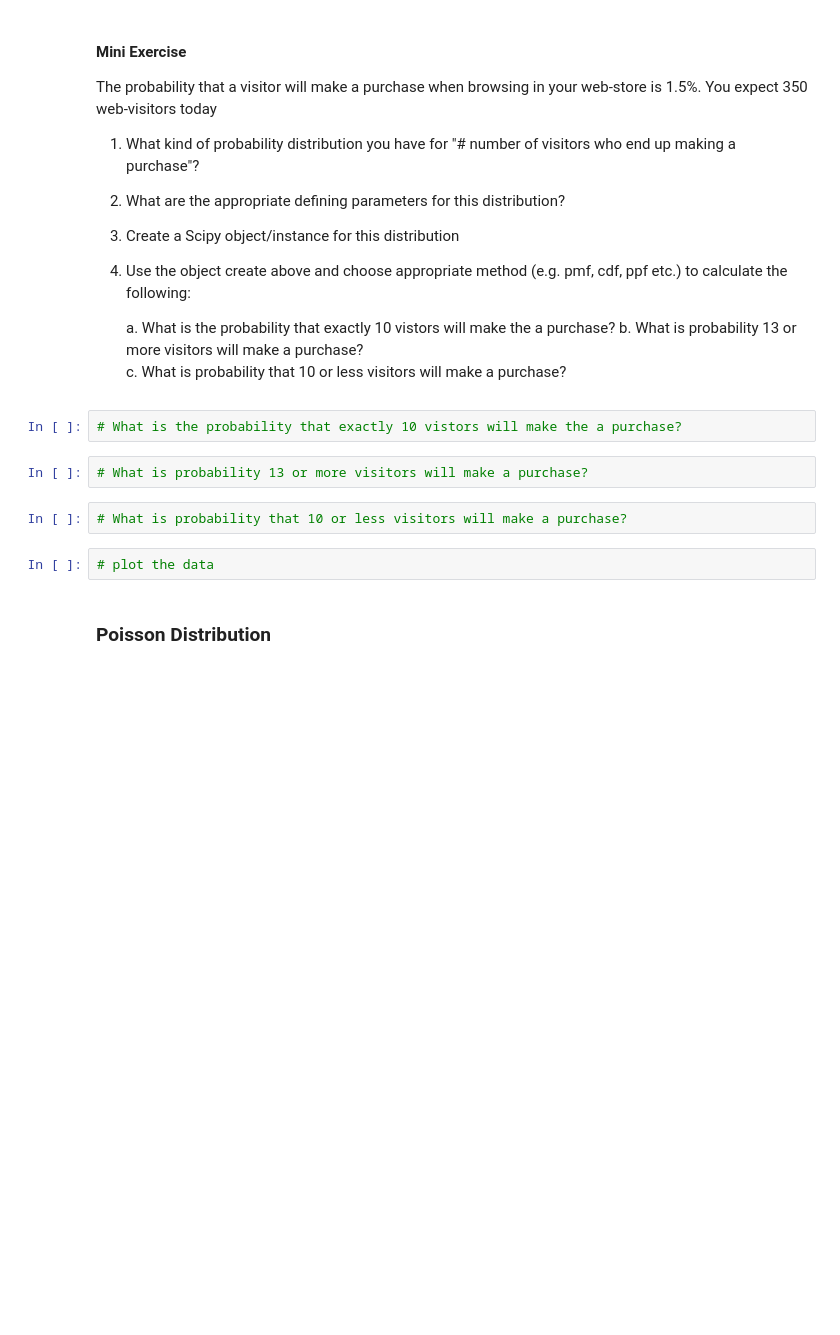
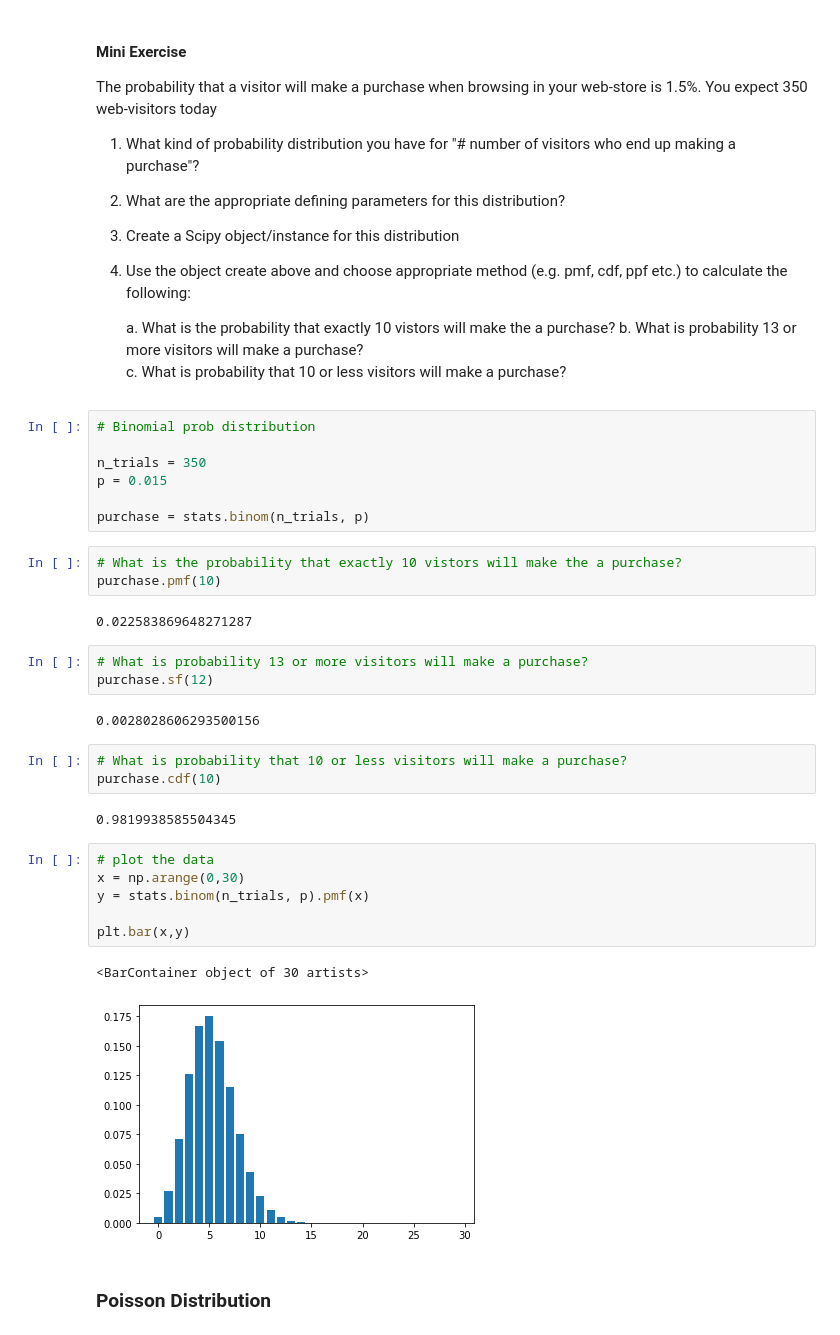
Before and after one commit to CodeupClassroom/hopper-statistics-exercises, a Jupyter notebook: probability_distributions_lesson.ipynb, the cells around one changed output. Cells and saved outputs as stored; diff of their text form; blank space fills up the shorter version.

```diff
--- a/probability_distributions_lesson.ipynb
+++ b/probability_distributions_lesson.ipynb
@@ -312,14 +410,37 @@ The probability that a visitor will make a purchase when browsing in your web-st
      a. What is the probability that exactly 10 vistors will make the a purchase?
      b. What is probability 13 or more visitors will make a purchase?
      c. What is probability that 10 or less visitors will make a purchase?
+# %%
+# Binomial prob distribution
+
+n_trials = 350
+p = 0.015
+
+purchase = stats.binom(n_trials, p)
 # %%
 # What is the probability that exactly 10 vistors will make the a purchase?
+purchase.pmf(10)
+# %% [output]
+0.022583869648271287
 # %%
 # What is probability 13 or more visitors will make a purchase?
+purchase.sf(12)
+# %% [output]
+0.0028028606293500156
 # %%
 # What is probability that 10 or less visitors will make a purchase?
+purchase.cdf(10)
+# %% [output]
+0.9819938585504345
-# %%
-# plot the data
+# %%
+# plot the data
+x = np.arange(0,30)
+y = stats.binom(n_trials, p).pmf(x)
+
+plt.bar(x,y)
+# %% [output]
+<BarContainer object of 30 artists>
+[figure, added]
 # %% [markdown]
 ### Poisson Distribution
 # %% [markdown]
```
Also changed, not shown: parts of 29 cells of this notebook.
